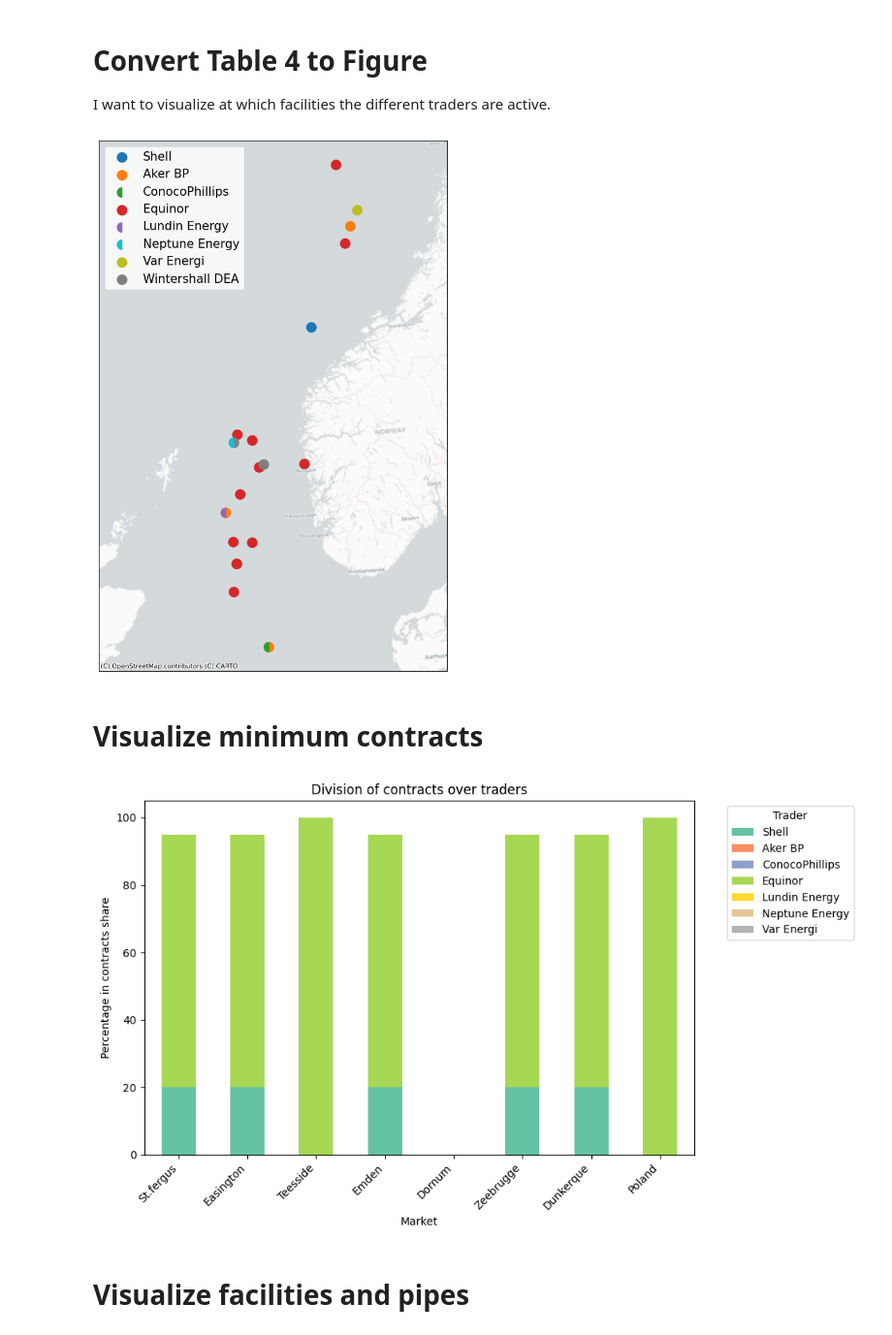
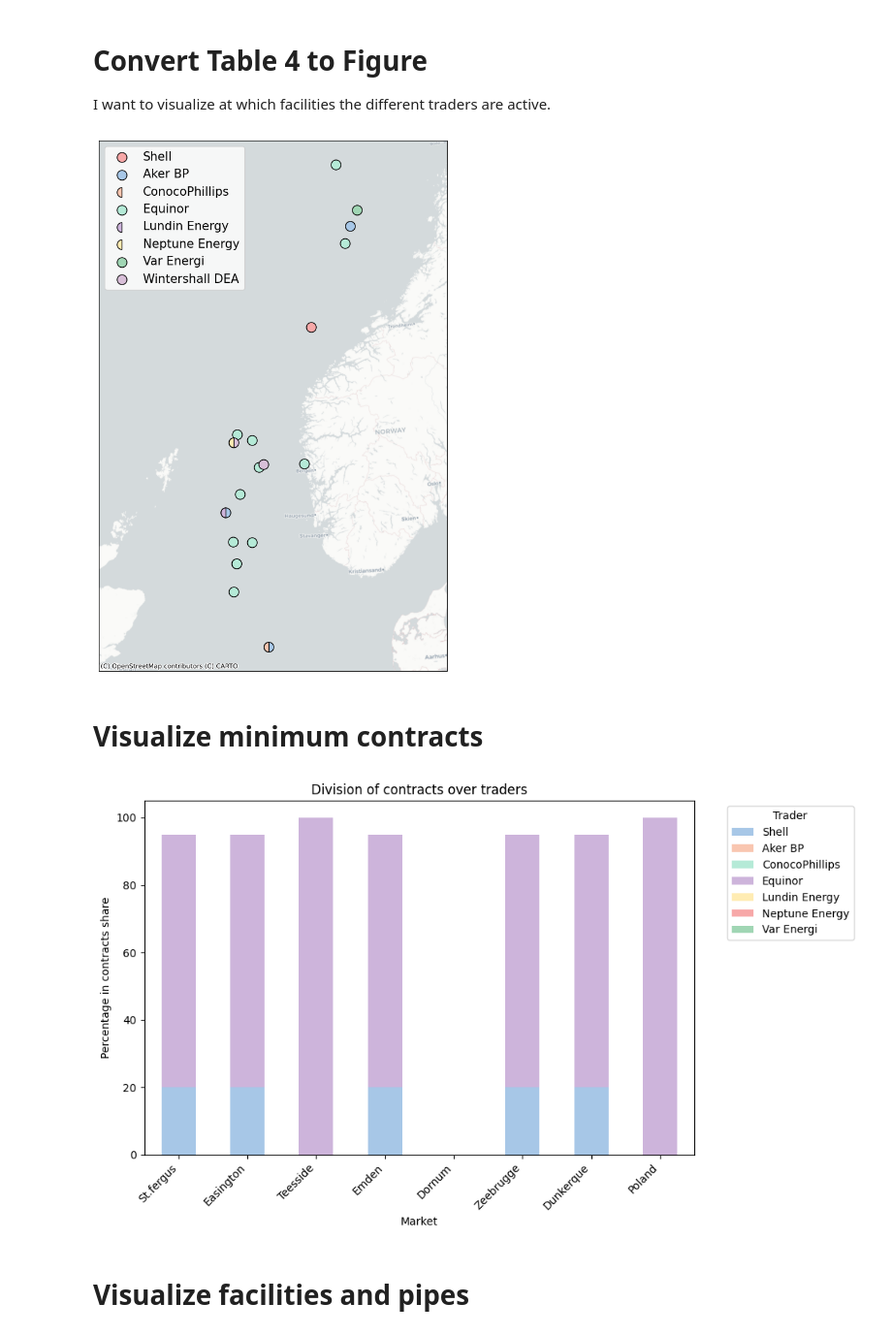
Before and after one commit to berendmarkhorst/secondary_gas_market, a Jupyter notebook: analysis.ipynb, the cells around one changed output. Shown at 97% size. Drawn from its saved outputs; the diff is of its cells as text; code cells hidden in the pictures.

```diff
--- a/analysis.ipynb
+++ b/analysis.ipynb
@@ -29,6 +29,21 @@ trader_abbreviated_names = ["Shell", "Aker BP", "ConocoPhillips", "Equinor", "Lu
 
 def get_short_name(trader):
     return [t for t in trader_abbreviated_names if t in trader][0]
+
+# Constants
+colors = ["#A7C7E7", "#F9C6B0", "#B5EAD7", "#CDB4DB", "#FFECB3",
+  "#F7A8A8", "#A0D6B4", "#D8BFD8", "#D8BFD8"]
+
+markets = ["Zeebrugge", "Poland", "Emden", "Dornum", "Dunkerque", "Teesside", "Easington", "St.fergus"]
+
+# Extract unique traders
+traders = sorted(trader_abbreviated_names)
+
+# Define a color mapping for traders
+colors_dict = {trader: color for trader, color in zip(traders, colors)}
+
+# Map colors based on trader names (ignoring "Bought" or "Sold")
+bar_colors = [colors_dict[trader] for trader in traders]
 # %%
 nodes_geo_df = gpd.GeoDataFrame(nodes_df, geometry=nodes_df[["X_coordinate", "Y_coordinate"]].apply(Point, axis=1)).set_crs(4326).to_crs(32631)
 # %%
@@ -47,7 +62,7 @@ for i, trader in enumerate(traders):
         marker = MarkerStyle("o")
 
     short_name_trader = get_short_name(trader)
-    nodes_geo_df.loc[facilities_of_trader].plot(figsize=(20,30), color=colors[i], ax=plt.gca(), marker=marker, label=short_name_trader, zorder = z, markersize=150)
+    nodes_geo_df.loc[facilities_of_trader].plot(figsize=(20,30), color=colors_dict[short_name_trader], ax=plt.gca(), marker=marker, label=short_name_trader, zorder = z, markersize=150,  edgecolors="black")
 
 plt.xlim(100000,950000)
 plt.gcf().set_size_inches(12,12)
@@ -60,36 +75,36 @@ plt.savefig("Figures/traders.pdf", bbox_inches='tight')
 
 plt.show()
 # %% [output]
-[figure, old version]
+[figure, new version]
 # %% [markdown]
 # Visualize minimum contracts
 # %%
 trader_percentages_df = pd.read_excel(file, sheet_name="TraderPercentages")
 
 # Only select the relevent part of the dataframe
 trader_percentages_df = trader_percentages_df.iloc[:7][trader_percentages_df.columns[:9]]
 trader_percentages_df["Trader"] = trader_percentages_df["Trader"].apply(lambda x: get_short_name(x))
 trader_percentages_df.set_index("Trader", inplace=True)
 trader_percentages_df.columns = trader_percentages_df.columns.str.capitalize()
 trader_percentages_df = trader_percentages_df * 100
 trader_percentages_df = trader_percentages_df.T
 
 # Plot stacked bar chart
-trader_percentages_df.plot(kind="bar", stacked=True, figsize=(10, 6), colormap="Set2")
+trader_percentages_df.plot(kind="bar", stacked=True, color=bar_colors, figsize=(10, 6))
 
 # Labels and title
 plt.xlabel("Market")
 plt.ylabel("Percentage in contracts share")
 plt.title("Division of contracts over traders")
 plt.xticks(rotation=45, ha="right")
 plt.legend(title="Trader", bbox_to_anchor=(1.05, 1), loc="upper left")
 
 # Show plot
 plt.tight_layout()
 plt.savefig("Figures/minimum_contracts.pdf", bbox_inches='tight')
 plt.show()
 # %% [output]
-[figure, old version]
+[figure, new version]
 # %% [markdown]
 # Visualize facilities and pipes
 # %%
```
Also changed, not shown: parts of 3 cells of this notebook, 3 other files.
